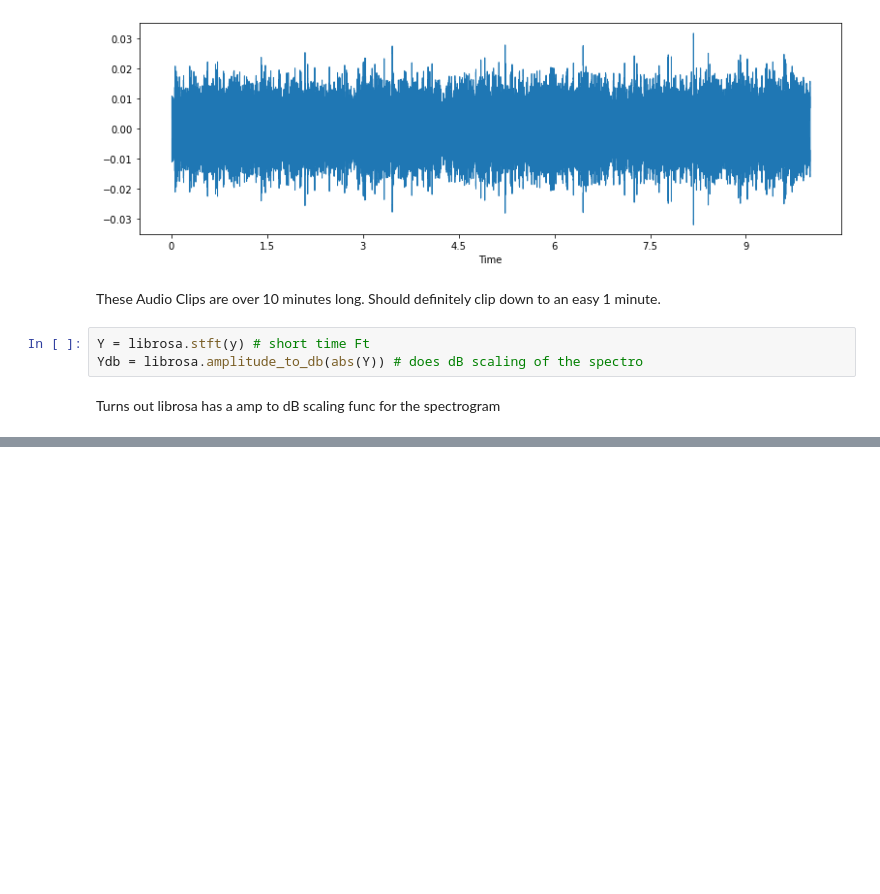
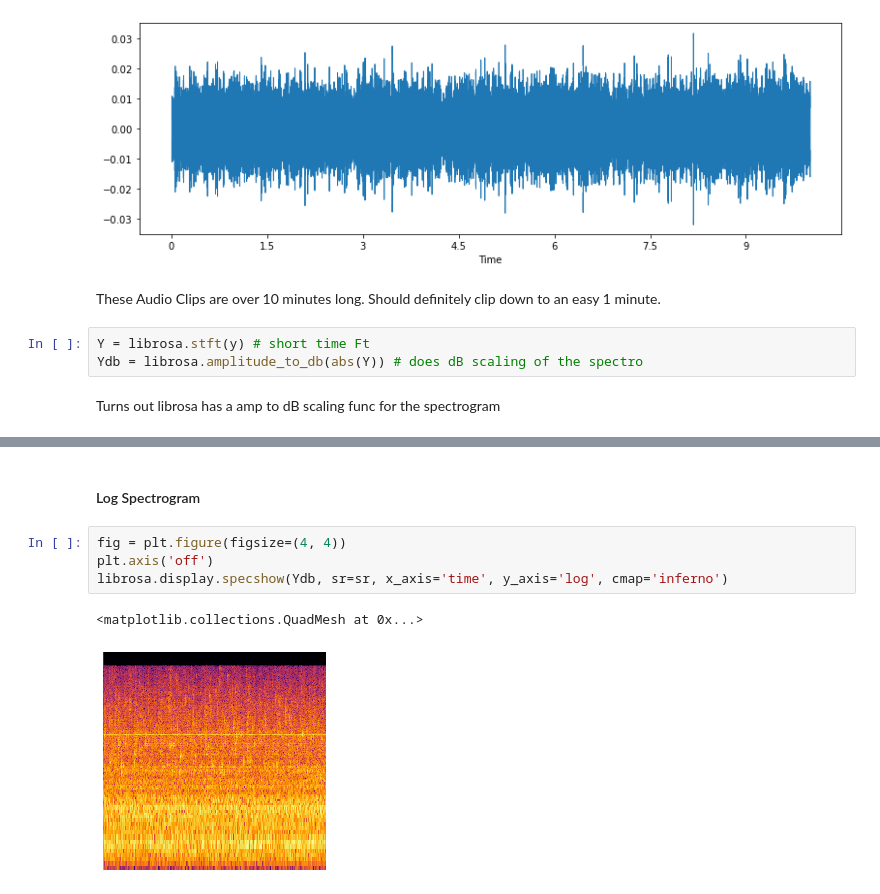
Before and after one commit to PeterFriedrich/machine-sound-prediction, a Jupyter notebook: upgraded-audio-pre-processing.ipynb, the cells around one changed output, grey strips where cells are left out. Drawn from its saved outputs; the diff is of its cells as text; blank space fills up the shorter version.

```diff
--- a/upgraded-audio-pre-processing.ipynb
+++ b/upgraded-audio-pre-processing.ipynb
@@ -63 +61,10 @@ Why does this look so much nicer than my other spectro. Also how to cut off the
+# %% [markdown]
+#### Log Spectrogram
+# %%
+fig = plt.figure(figsize=(4, 4))
+plt.axis('off')
+librosa.display.specshow(Ydb, sr=sr, x_axis='time', y_axis='log', cmap='inferno')
+# %% [output]
+<matplotlib.collections.QuadMesh at 0x...>
+[figure, added]
 # %% [markdown]
```
Also changed, not shown: parts of 8 cells of this notebook, 2 other files.
